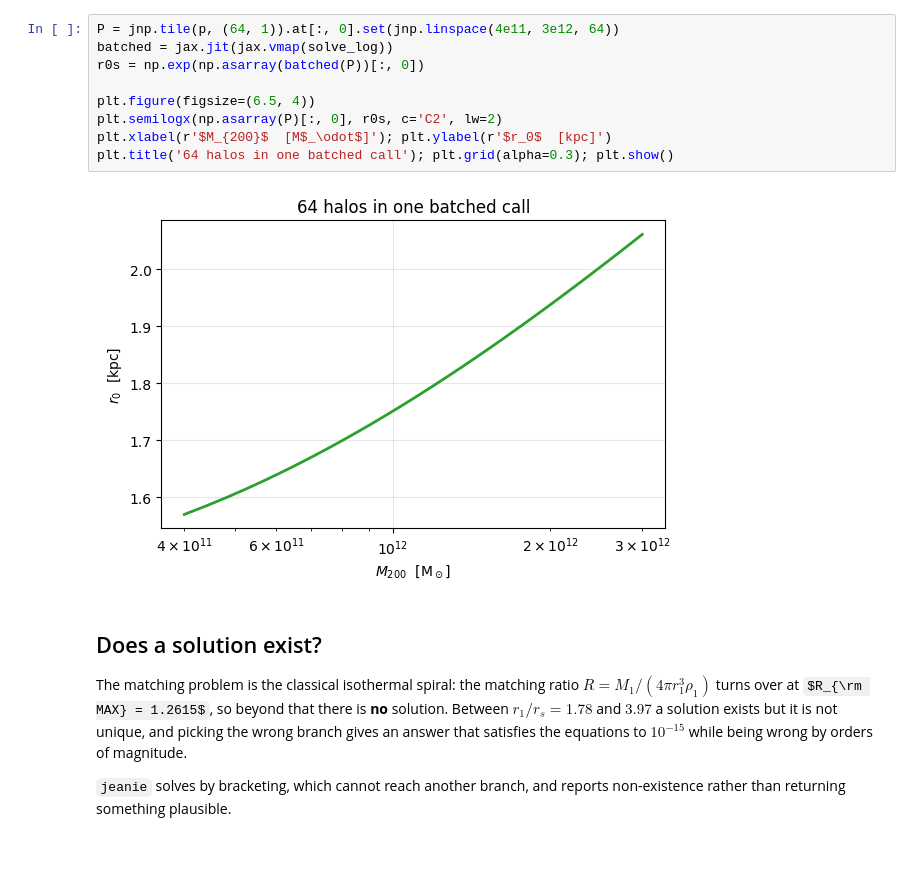
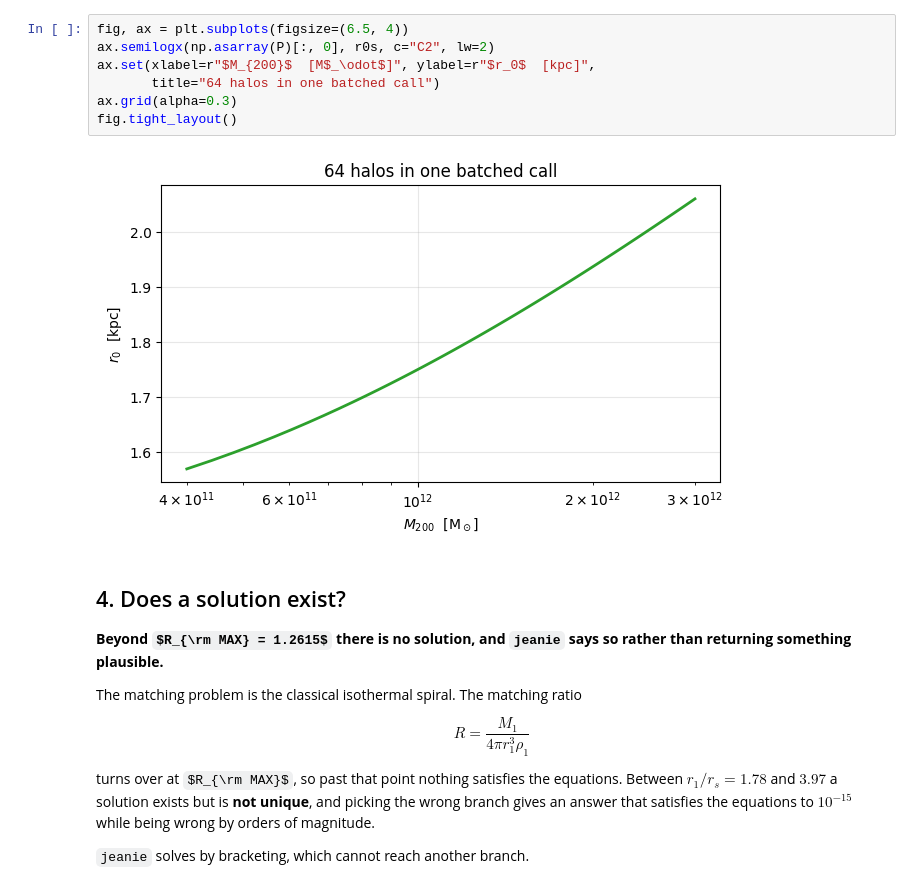
Before and after one commit to sgpfaff/jeans, a Jupyter notebook: examples/jeanie_differentiable.ipynb, the cells around one changed output. Cells and saved outputs as stored; diff of their text form; some formulas as TeX source; blank space fills up the shorter version.

```diff
--- a/examples/jeanie_differentiable.ipynb
+++ b/examples/jeanie_differentiable.ipynb
@@ -91,25 +172,28 @@ affordable: the per-halo cost falls by about a factor of four.
 # %%
-P = jnp.tile(p, (64, 1)).at[:, 0].set(jnp.linspace(4e11, 3e12, 64))
-batched = jax.jit(jax.vmap(solve_log))
-r0s = np.exp(np.asarray(batched(P))[:, 0])
-
-plt.figure(figsize=(6.5, 4))
-plt.semilogx(np.asarray(P)[:, 0], r0s, c='C2', lw=2)
-plt.xlabel(r'$M_{200}$  [M$_\odot$]'); plt.ylabel(r'$r_0$  [kpc]')
-plt.title('64 halos in one batched call'); plt.grid(alpha=0.3); plt.show()
+fig, ax = plt.subplots(figsize=(6.5, 4))
+ax.semilogx(np.asarray(P)[:, 0], r0s, c="C2", lw=2)
+ax.set(xlabel=r"$M_{200}$  [M$_\odot$]", ylabel=r"$r_0$  [kpc]",
+       title="64 halos in one batched call")
+ax.grid(alpha=0.3)
+fig.tight_layout()
 # %% [output]
-[figure, old version]
+[figure, new version]
 # %% [markdown]
-## Does a solution exist?
+## 4. Does a solution exist?
 
-The matching problem is the classical isothermal spiral: the matching ratio
-$R = M_1/(4\pi r_1^3\rho_1)$ turns over at $R_{\rm MAX} = 1.2615$, so beyond
-that there is **no** solution. Between $r_1/r_s = 1.78$ and $3.97$ a solution
-exists but it is not unique, and picking the wrong branch gives an answer that
-satisfies the equations to $10^{-15}$ while being wrong by orders of magnitude.
+**Beyond $R_{\rm MAX} = 1.2615$ there is no solution, and `jeanie` says so
+rather than returning something plausible.**
 
-`jeanie` solves by bracketing, which cannot reach another branch, and reports
-non-existence rather than returning something plausible.
+The matching problem is the classical isothermal spiral. The matching ratio
+
+$$R = \frac{M_1}{4\pi r_1^3 \rho_1}$$
+
+turns over at $R_{\rm MAX}$, so past that point nothing satisfies the
+equations. Between $r_1/r_s = 1.78$ and $3.97$ a solution exists but is **not
+unique**, and picking the wrong branch gives an answer that satisfies the
+equations to $10^{-15}$ while being wrong by orders of magnitude.
+
+`jeanie` solves by bracketing, which cannot reach another branch.
 # %%
 from jeanie import universal
 from jeanie.outer import boundary_data
```
Also changed, not shown: parts of 20 cells of this notebook, 3 other files.
